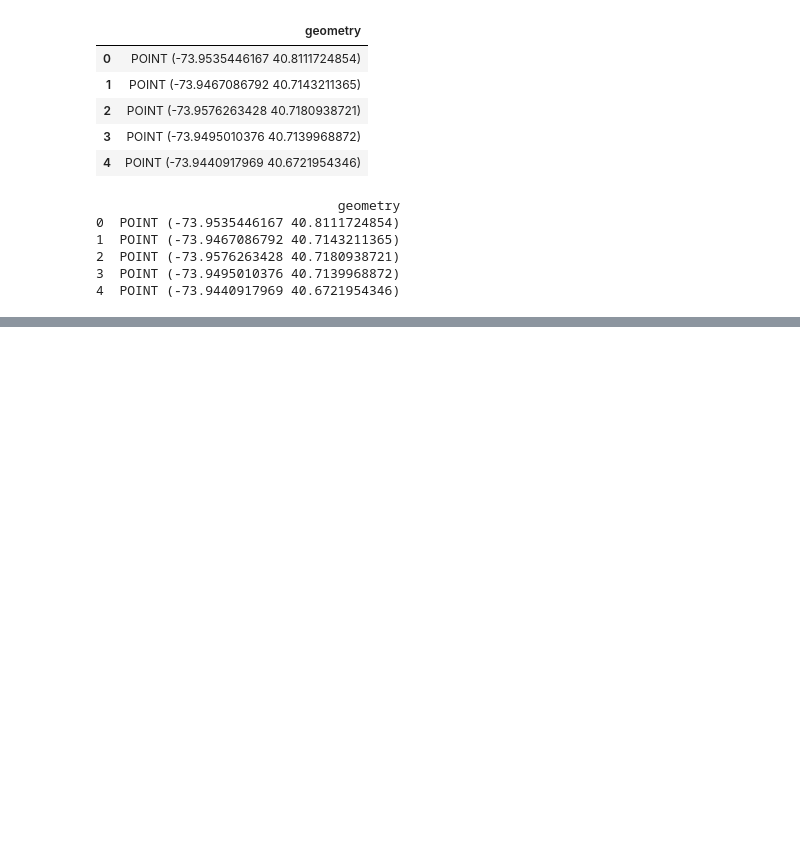
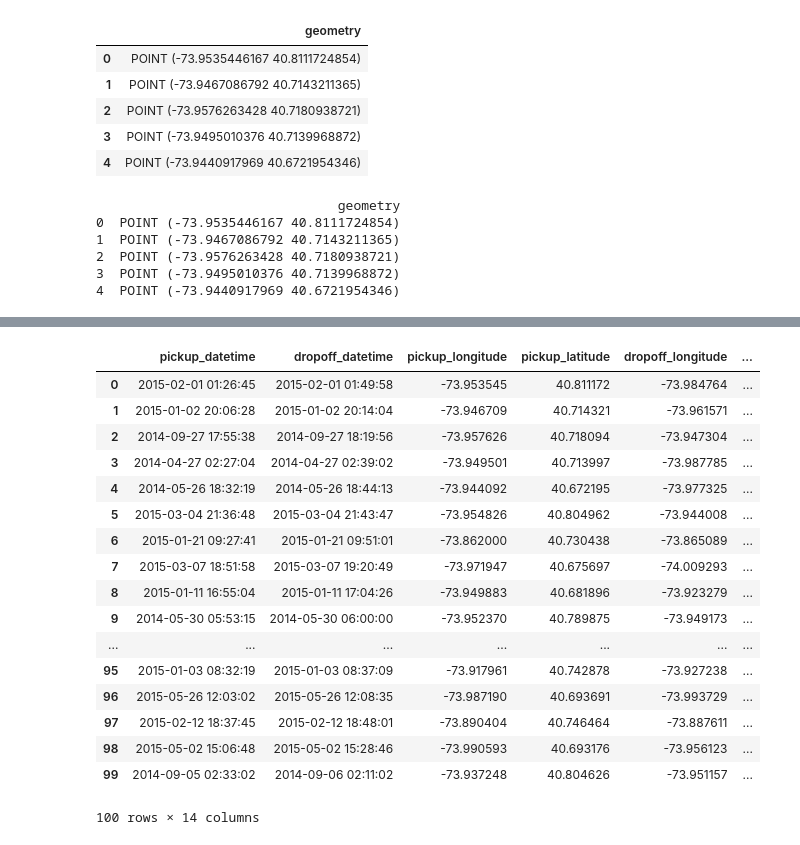
Before and after one commit to KamyNz/datathon-group15-project, a Jupyter notebook: week1/analysis1_greentaxis.ipynb, the cells around one changed output, grey strips where cells are left out. Cells and saved outputs as stored; diff of their text form; code cells hidden in the pictures; blank space fills up the shorter version.

```diff
--- a/week1/analysis1_greentaxis.ipynb
+++ b/week1/analysis1_greentaxis.ipynb
@@ -166,0 +162,2 @@ Length: 178, dtype: int64
+# %%
+zones = pd.read_csv("zones.csv")
@@ -166,0 +176,4 @@ Length: 178, dtype: int64
+# %%
+# Eliminar filas de 'zones' con valores duplicados en 'nta_code'.
+# Para evitar filas duplicadas luego del merge.
+zones_clean = zones.drop_duplicates(subset=['nta_code'])
@@ -166,0 +194,25 @@ Length: 178, dtype: int64
+# %%
+# green_zones = green_nta.join(zones, on='nta_code')
+green_zones = pd.merge(green_nta, zones_clean, on='nta_code', how='left')
+# green_zones = green_zones.rename(columns={'name': 'nta_code'})
+# %%
+green_zones.head(100)
+# %% [output]
+|  | pickup_datetime | dropoff_datetime | pickup_longitude | pickup_latitude | dropoff_longitude | ... |
+| 0 | 2015-02-01 01:26:45 | 2015-02-01 01:49:58 | -73.953545 | 40.811172 | -73.984764 | ... |
+| 1 | 2015-01-02 20:06:28 | 2015-01-02 20:14:04 | -73.946709 | 40.714321 | -73.961571 | ... |
+| 2 | 2014-09-27 17:55:38 | 2014-09-27 18:19:56 | -73.957626 | 40.718094 | -73.947304 | ... |
+| 3 | 2014-04-27 02:27:04 | 2014-04-27 02:39:02 | -73.949501 | 40.713997 | -73.987785 | ... |
+| 4 | 2014-05-26 18:32:19 | 2014-05-26 18:44:13 | -73.944092 | 40.672195 | -73.977325 | ... |
+| 5 | 2015-03-04 21:36:48 | 2015-03-04 21:43:47 | -73.954826 | 40.804962 | -73.944008 | ... |
+| 6 | 2015-01-21 09:27:41 | 2015-01-21 09:51:01 | -73.862000 | 40.730438 | -73.865089 | ... |
+| 7 | 2015-03-07 18:51:58 | 2015-03-07 19:20:49 | -73.971947 | 40.675697 | -74.009293 | ... |
+| 8 | 2015-01-11 16:55:04 | 2015-01-11 17:04:26 | -73.949883 | 40.681896 | -73.923279 | ... |
+| 9 | 2014-05-30 05:53:15 | 2014-05-30 06:00:00 | -73.952370 | 40.789875 | -73.949173 | ... |
+| ... | ... | ... | ... | ... | ... | ... |
+| 95 | 2015-01-03 08:32:19 | 2015-01-03 08:37:09 | -73.917961 | 40.742878 | -73.927238 | ... |
+| 96 | 2015-05-26 12:03:02 | 2015-05-26 12:08:35 | -73.987190 | 40.693691 | -73.993729 | ... |
+| 97 | 2015-02-12 18:37:45 | 2015-02-12 18:48:01 | -73.890404 | 40.746464 | -73.887611 | ... |
+| 98 | 2015-05-02 15:06:48 | 2015-05-02 15:28:46 | -73.990593 | 40.693176 | -73.956123 | ... |
+| 99 | 2014-09-05 02:33:02 | 2014-09-06 02:11:02 | -73.937248 | 40.804626 | -73.951157 | ... |
+100 rows × 14 columns
```
Also changed, not shown: parts of 39 cells of this notebook.
